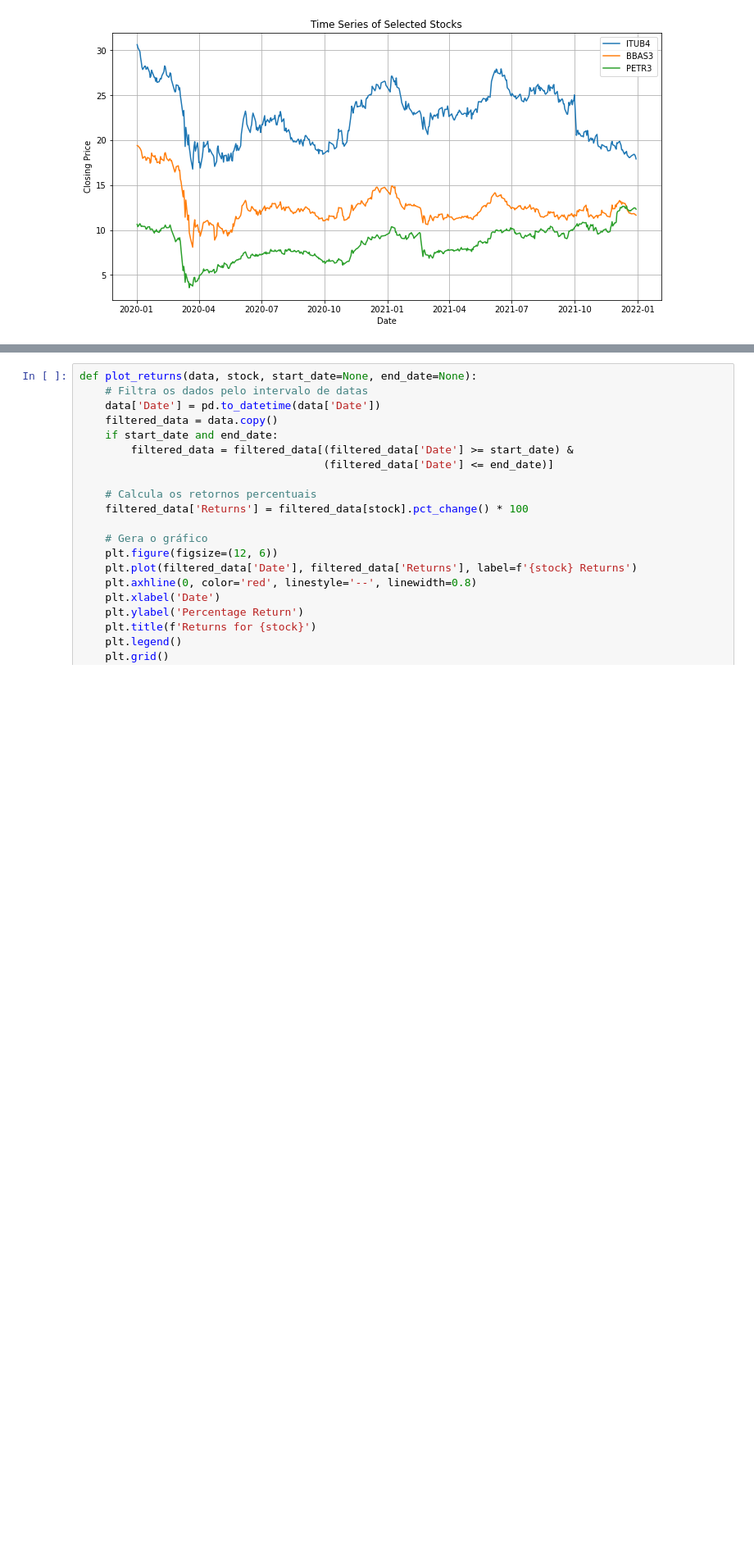
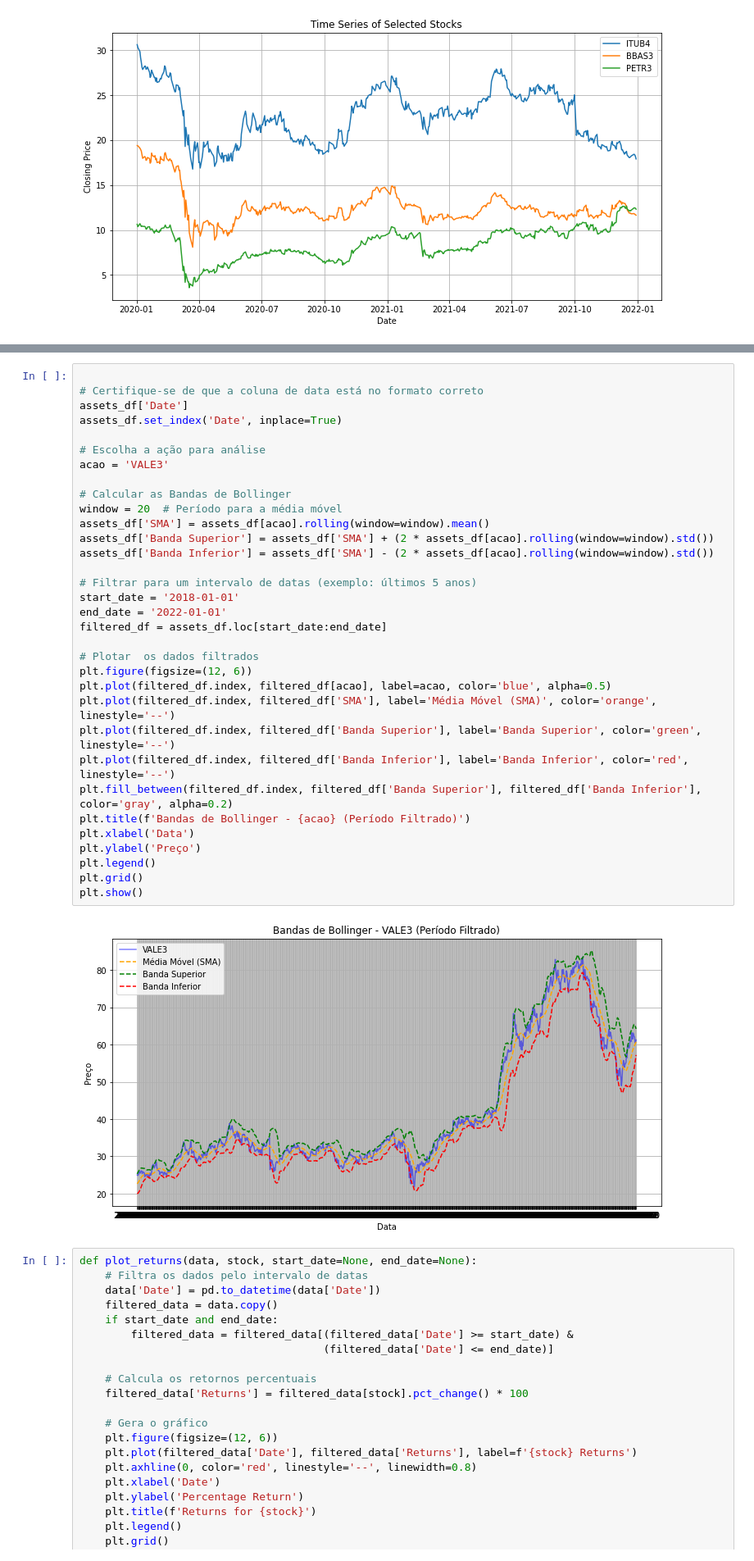
Before and after one commit to diogobrasil/analises-tcc-cripto, a Jupyter notebook: main/classes/Visualization/b3_analysis_charts/time_series.ipynb, the cells around one changed output, grey strips where cells are left out. Shown at 82% size. Saved outputs shown, nothing was run; the diff lists cells and outputs as text; blank space fills up the shorter version.

Commit message:
gráfico de bandas de Bollinger

```diff
--- a/main/classes/Visualization/b3_analysis_charts/time_series.ipynb
+++ b/main/classes/Visualization/b3_analysis_charts/time_series.ipynb
@@ -69,3 +53,38 @@ plot_moving_average(assets_df, 'ITUB4', window=30, start_date='2019-01-01', end_
+# %%
+
+# Certifique-se de que a coluna de data está no formato correto
+assets_df['Date']
+assets_df.set_index('Date', inplace=True)
+
+# Escolha a ação para análise
+acao = 'VALE3'
+
+# Calcular as Bandas de Bollinger
+window = 20  # Período para a média móvel
+assets_df['SMA'] = assets_df[acao].rolling(window=window).mean()
+assets_df['Banda Superior'] = assets_df['SMA'] + (2 * assets_df[acao].rolling(window=window).std())
+assets_df['Banda Inferior'] = assets_df['SMA'] - (2 * assets_df[acao].rolling(window=window).std())
+
+# Filtrar para um intervalo de datas (exemplo: últimos 5 anos)
+start_date = '2018-01-01'
+end_date = '2022-01-01'
+filtered_df = assets_df.loc[start_date:end_date]
+
+# Plotar  os dados filtrados
+plt.figure(figsize=(12, 6))
+plt.plot(filtered_df.index, filtered_df[acao], label=acao, color='blue', alpha=0.5)
+plt.plot(filtered_df.index, filtered_df['SMA'], label='Média Móvel (SMA)', color='orange', linestyle='--')
+plt.plot(filtered_df.index, filtered_df['Banda Superior'], label='Banda Superior', color='green', linestyle='--')
+plt.plot(filtered_df.index, filtered_df['Banda Inferior'], label='Banda Inferior', color='red', linestyle='--')
+plt.fill_between(filtered_df.index, filtered_df['Banda Superior'], filtered_df['Banda Inferior'], color='gray', alpha=0.2)
+plt.title(f'Bandas de Bollinger - {acao} (Período Filtrado)')
+plt.xlabel('Data')
+plt.ylabel('Preço')
+plt.legend()
+plt.grid()
+plt.show()
+# %% [output]
+[figure, added]
 # %%
 def plot_returns(data, stock, start_date=None, end_date=None):
     # Filtra os dados pelo intervalo de datas
```
Also changed, not shown: parts of 4 cells of this notebook, 1 other file.
